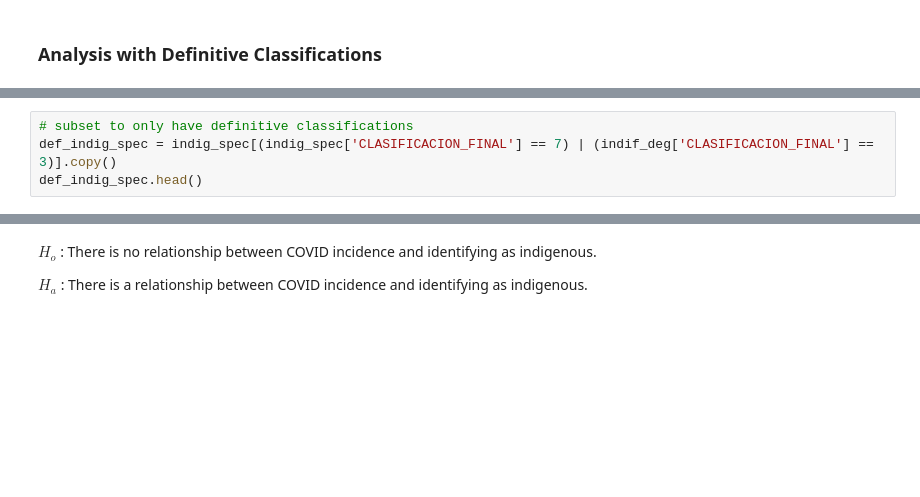
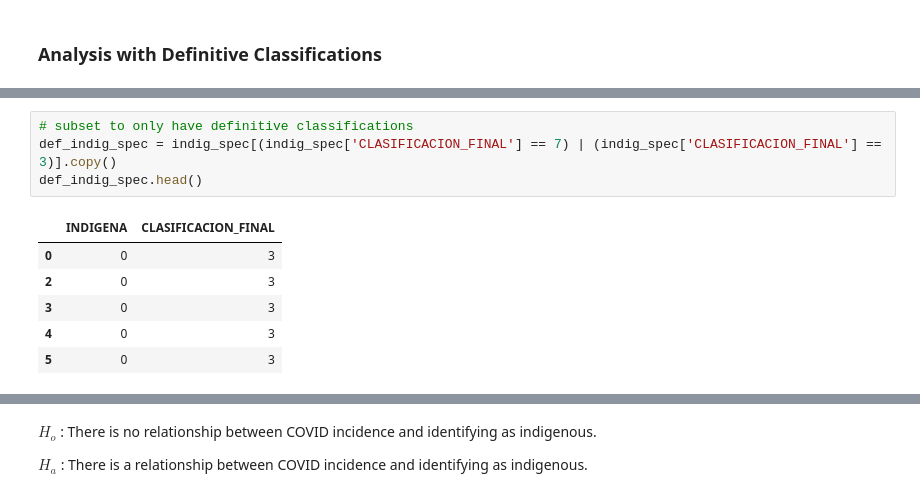
Before and after one commit to keilayb/project-covid, a Jupyter notebook: MX_COVID.ipynb, the cells around one changed output, grey strips where cells are left out. Cells and saved outputs as stored; diff of their text form; blank space fills up the shorter version.

```diff
--- a/MX_COVID.ipynb
+++ b/MX_COVID.ipynb
@@ -505,8 +467,15 @@ indig_spec
 4002882 rows × 2 columns
 # %%
 # subset to only have definitive classifications
-def_indig_spec = indig_spec[(indig_spec['CLASIFICACION_FINAL'] == 7) | (indif_deg['CLASIFICACION_FINAL'] == 3)].copy()
+def_indig_spec = indig_spec[(indig_spec['CLASIFICACION_FINAL'] == 7) | (indig_spec['CLASIFICACION_FINAL'] == 3)].copy()
 def_indig_spec.head()
+# %% [output]
+|  | INDIGENA | CLASIFICACION_FINAL |
+| 0 | 0 | 3 |
+| 2 | 0 | 3 |
+| 3 | 0 | 3 |
+| 4 | 0 | 3 |
+| 5 | 0 | 3 |
 # %%
 # apply function that makes data tidy
 def_indig_spec['CLASIFICACION_FINAL'] = def_indig_spec['CLASIFICACION_FINAL'].apply(fix_classification)
```
Also changed, not shown: parts of 13 cells of this notebook.
